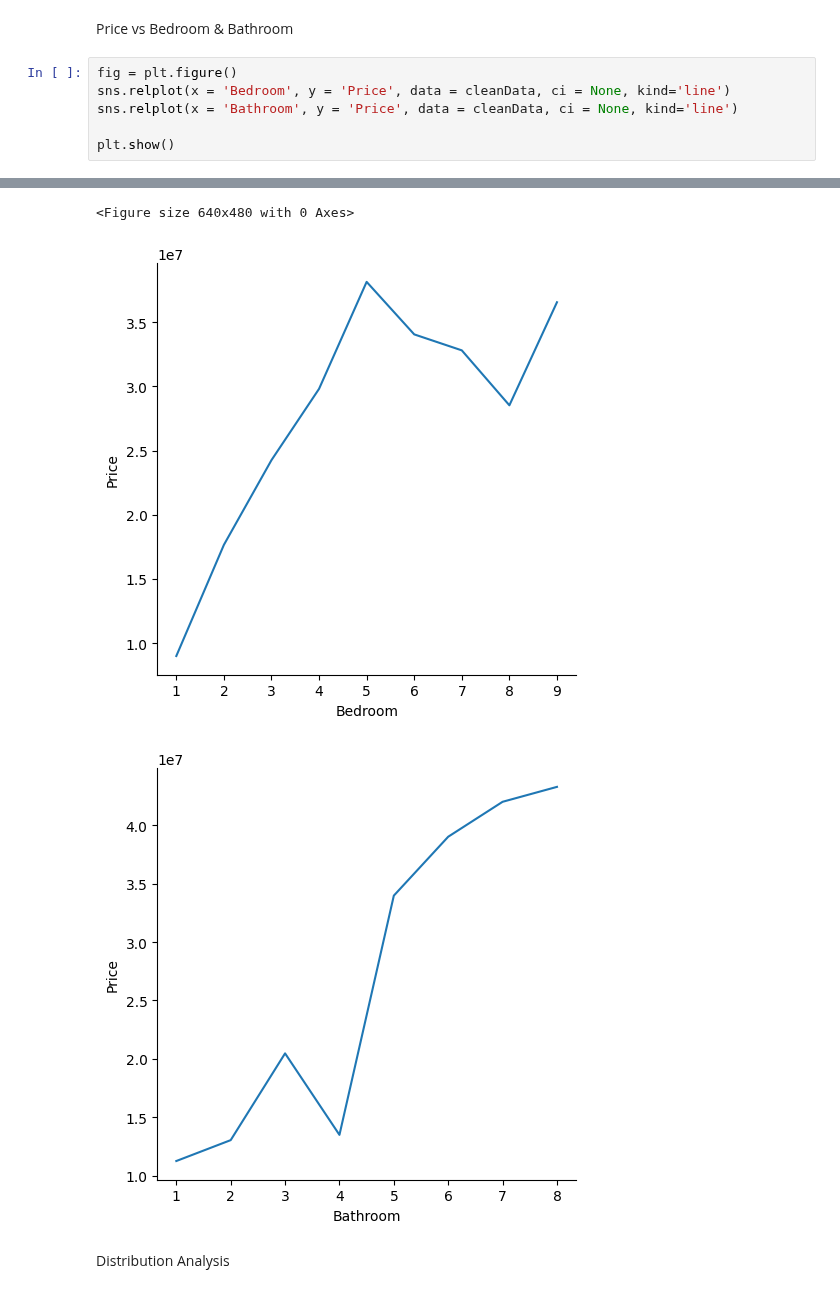
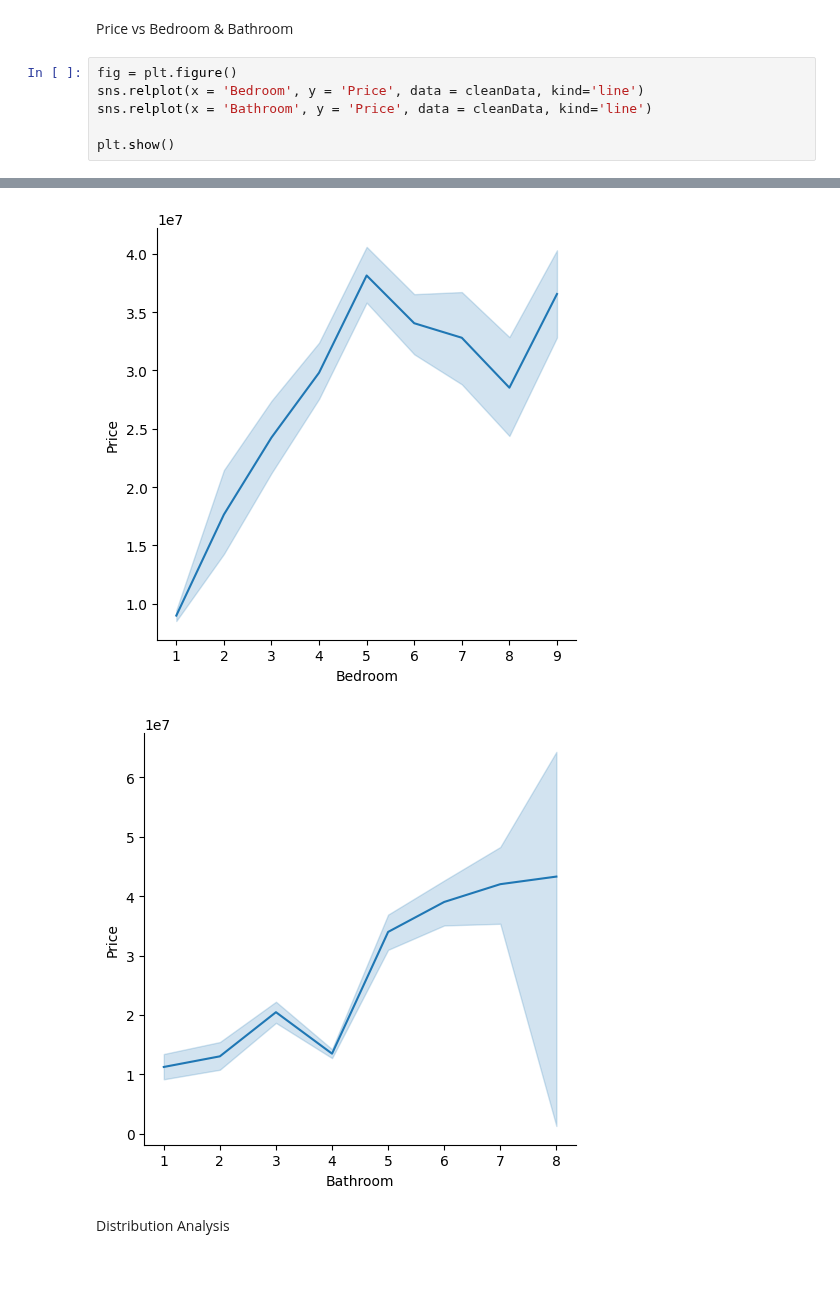
Before and after one commit to Swoyesh/House_Price_Predictor, a Jupyter notebook: housing.ipynb, the cells around one changed output, grey strips where cells are left out. Saved outputs shown, nothing was run; the diff lists cells and outputs as text.

```diff
--- a/housing.ipynb
+++ b/housing.ipynb
@@ -994,8 +994,8 @@ Name: count, dtype: int64
 Price vs Bedroom & Bathroom
 # %%
 fig = plt.figure()
-sns.relplot(x = 'Bedroom', y = 'Price', data = cleanData, ci = None, kind='line')
-sns.relplot(x = 'Bathroom', y = 'Price', data = cleanData, ci = None, kind='line')
+sns.relplot(x = 'Bedroom', y = 'Price', data = cleanData, kind='line')
+sns.relplot(x = 'Bathroom', y = 'Price', data = cleanData, kind='line')
 
 plt.show()
 # %% [output]
@@ -1009,6 +1003,5 @@ The `ci` parameter is deprecated. Use `errorbar=None` for the same effect.
-<Figure size 640x480 with 0 Axes>
-[figure, old version]
+[figure, new version]
-[figure, old version]
+[figure, new version]
 # %% [markdown]
 Distribution Analysis
 # %%
```
Also changed, not shown: parts of 1 cell of this notebook.
